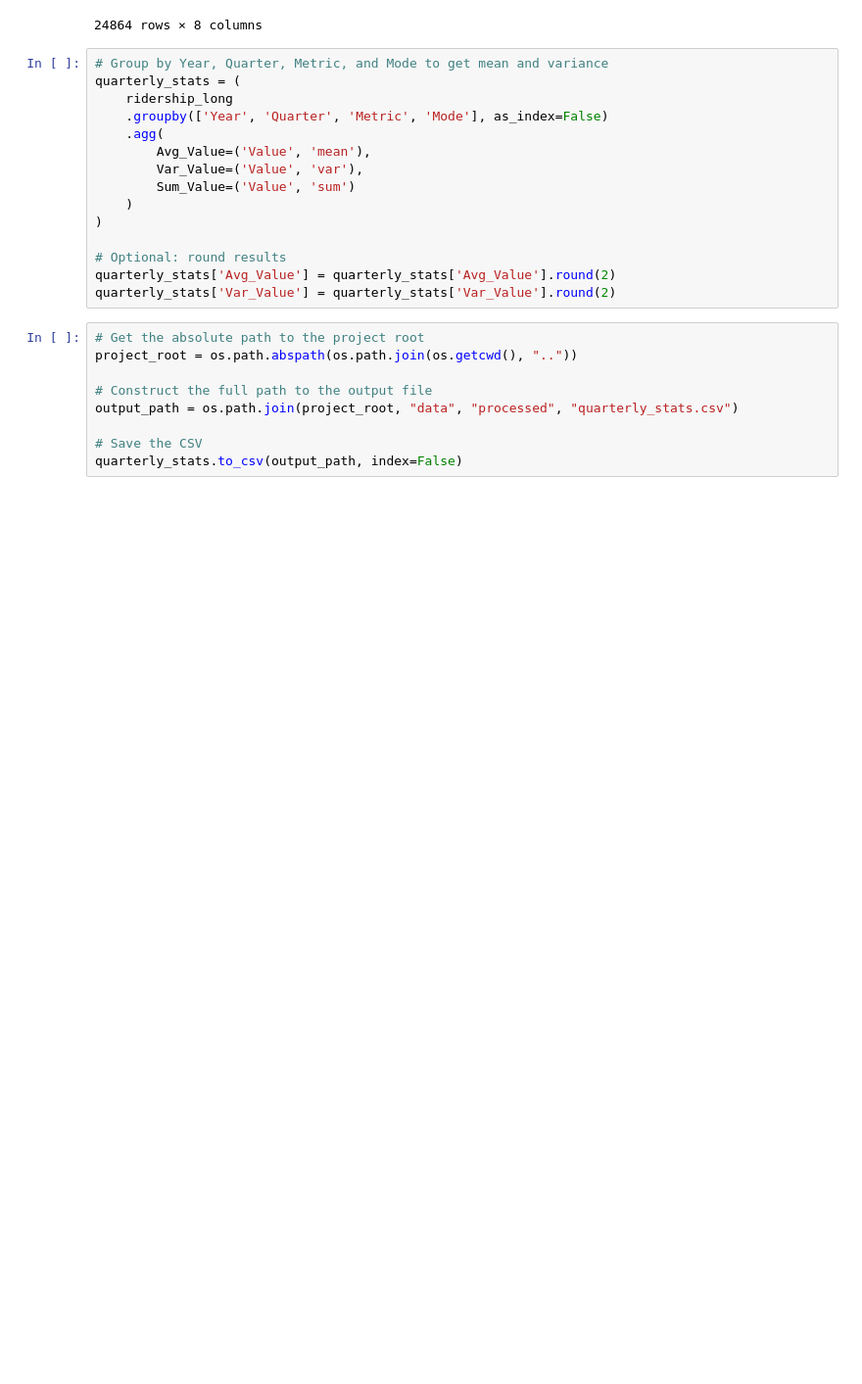
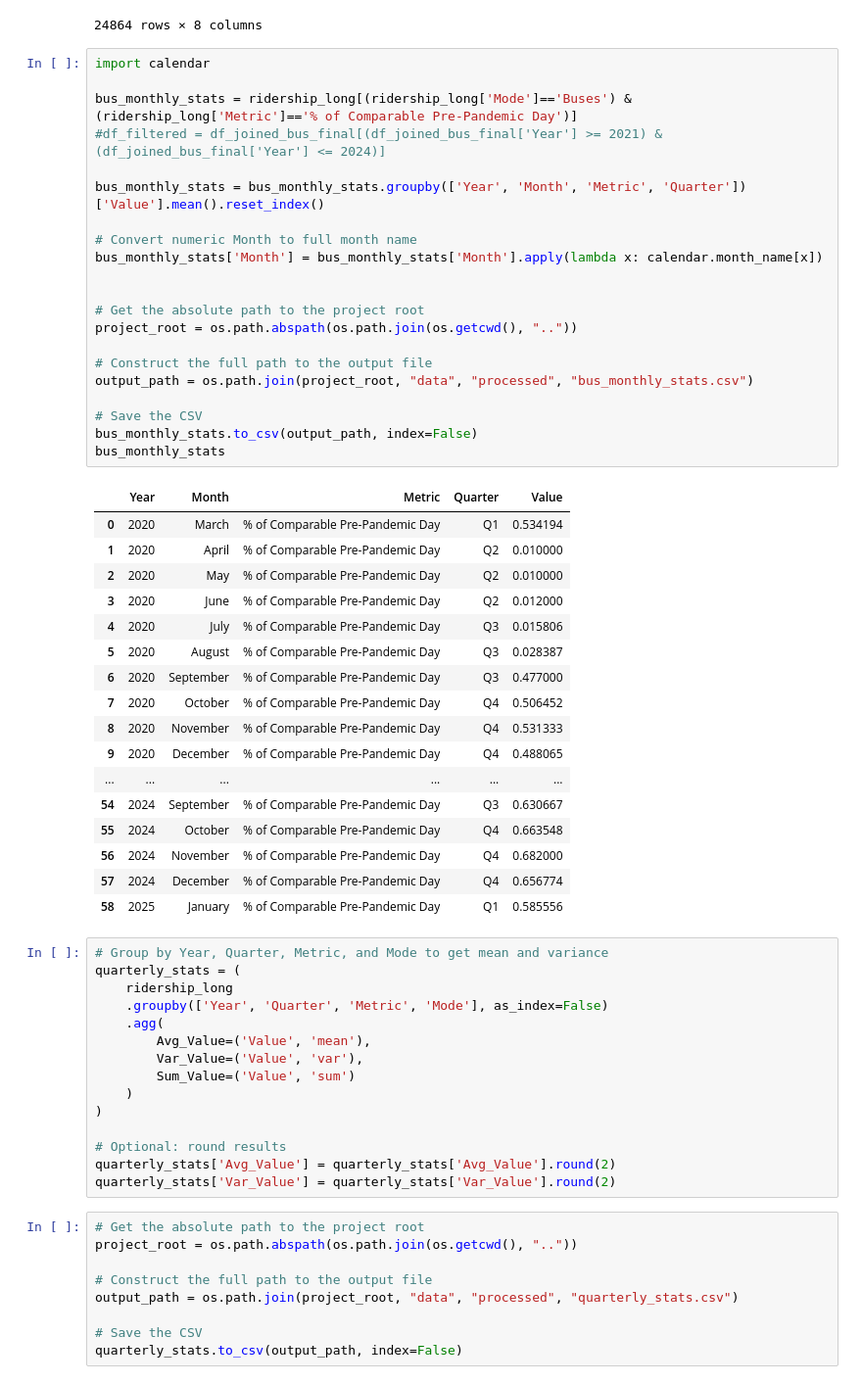
Before and after one commit to djbrown227/fare_evasion, a Jupyter notebook: notebooks/02_data_cleaning.ipynb, the cells around one changed output. Shown at 98% size. Saved outputs shown, nothing was run; the diff lists cells and outputs as text; blank space fills up the shorter version.

```diff
--- a/notebooks/02_data_cleaning.ipynb
+++ b/notebooks/02_data_cleaning.ipynb
@@ -359,6 +359,45 @@ ridership_long
 | 24862 | 2025-01-08 | 0.48 | Staten Island Railway | % of Comparable Pre-Pandemic Day | 2025 | 1 | Q1 | January |
 | 24863 | 2025-01-09 | 0.42 | Staten Island Railway | % of Comparable Pre-Pandemic Day | 2025 | 1 | Q1 | January |
 24864 rows × 8 columns
+# %%
+import calendar
+
+bus_monthly_stats = ridership_long[(ridership_long['Mode']=='Buses') & (ridership_long['Metric']=='% of Comparable Pre-Pandemic Day')]
+#df_filtered = df_joined_bus_final[(df_joined_bus_final['Year'] >= 2021) & (df_joined_bus_final['Year'] <= 2024)]
+
+bus_monthly_stats = bus_monthly_stats.groupby(['Year', 'Month', 'Metric', 'Quarter'])['Value'].mean().reset_index()
+
+# Convert numeric Month to full month name
+bus_monthly_stats['Month'] = bus_monthly_stats['Month'].apply(lambda x: calendar.month_name[x])
+
+
+# Get the absolute path to the project root
+project_root = os.path.abspath(os.path.join(os.getcwd(), ".."))
+
+# Construct the full path to the output file
+output_path = os.path.join(project_root, "data", "processed", "bus_monthly_stats.csv")
+
+# Save the CSV
+bus_monthly_stats.to_csv(output_path, index=False)
+bus_monthly_stats
+# %% [output]
+|  | Year | Month | Metric | Quarter | Value |
+| 0 | 2020 | March | % of Comparable Pre-Pandemic Day | Q1 | 0.534194 |
+| 1 | 2020 | April | % of Comparable Pre-Pandemic Day | Q2 | 0.010000 |
+| 2 | 2020 | May | % of Comparable Pre-Pandemic Day | Q2 | 0.010000 |
+| 3 | 2020 | June | % of Comparable Pre-Pandemic Day | Q2 | 0.012000 |
+| 4 | 2020 | July | % of Comparable Pre-Pandemic Day | Q3 | 0.015806 |
+| 5 | 2020 | August | % of Comparable Pre-Pandemic Day | Q3 | 0.028387 |
+| 6 | 2020 | September | % of Comparable Pre-Pandemic Day | Q3 | 0.477000 |
+| 7 | 2020 | October | % of Comparable Pre-Pandemic Day | Q4 | 0.506452 |
+| 8 | 2020 | November | % of Comparable Pre-Pandemic Day | Q4 | 0.531333 |
+| 9 | 2020 | December | % of Comparable Pre-Pandemic Day | Q4 | 0.488065 |
+| ... | ... | ... | ... | ... | ... |
+| 54 | 2024 | September | % of Comparable Pre-Pandemic Day | Q3 | 0.630667 |
+| 55 | 2024 | October | % of Comparable Pre-Pandemic Day | Q4 | 0.663548 |
+| 56 | 2024 | November | % of Comparable Pre-Pandemic Day | Q4 | 0.682000 |
+| 57 | 2024 | December | % of Comparable Pre-Pandemic Day | Q4 | 0.656774 |
+| 58 | 2025 | January | % of Comparable Pre-Pandemic Day | Q1 | 0.585556 |
 # %%
 # Group by Year, Quarter, Metric, and Mode to get mean and variance
 quarterly_stats = (
```
Also changed, not shown: parts of 6 cells of this notebook, 9 other files.
